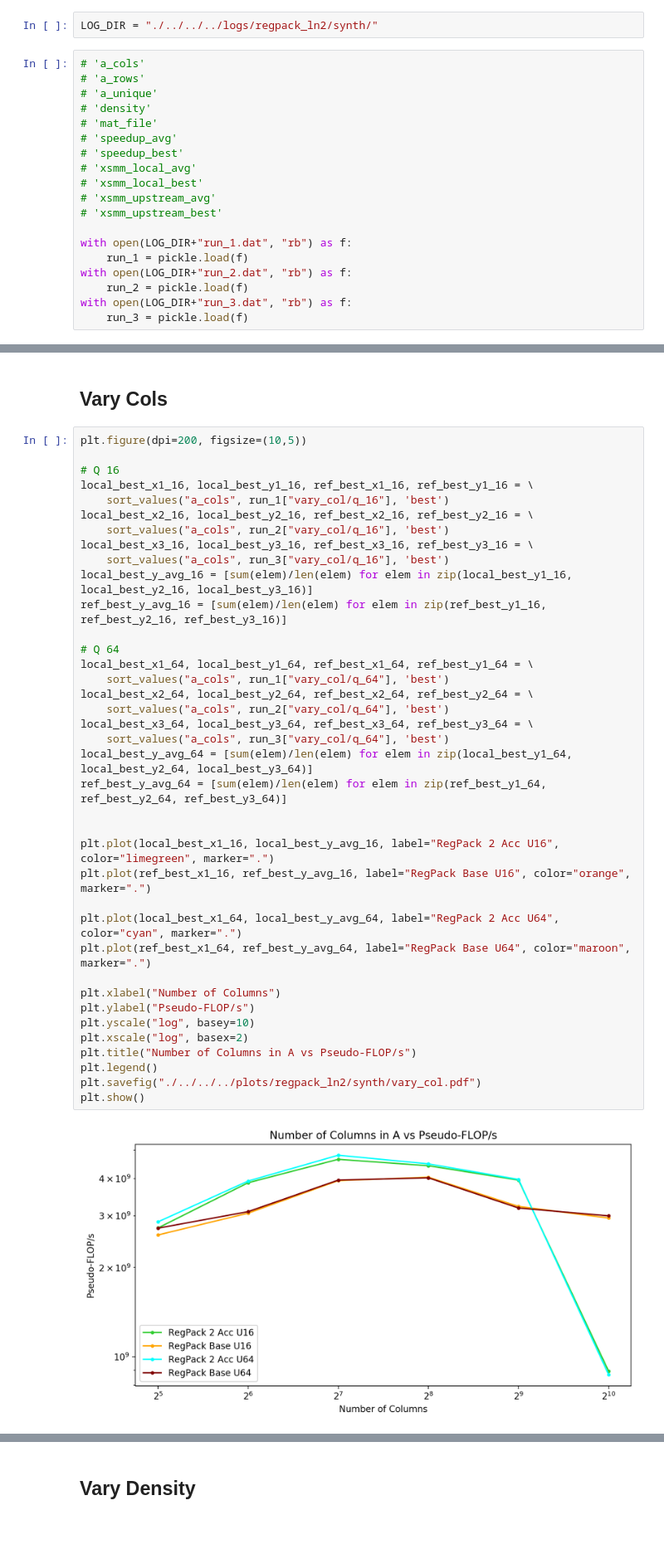
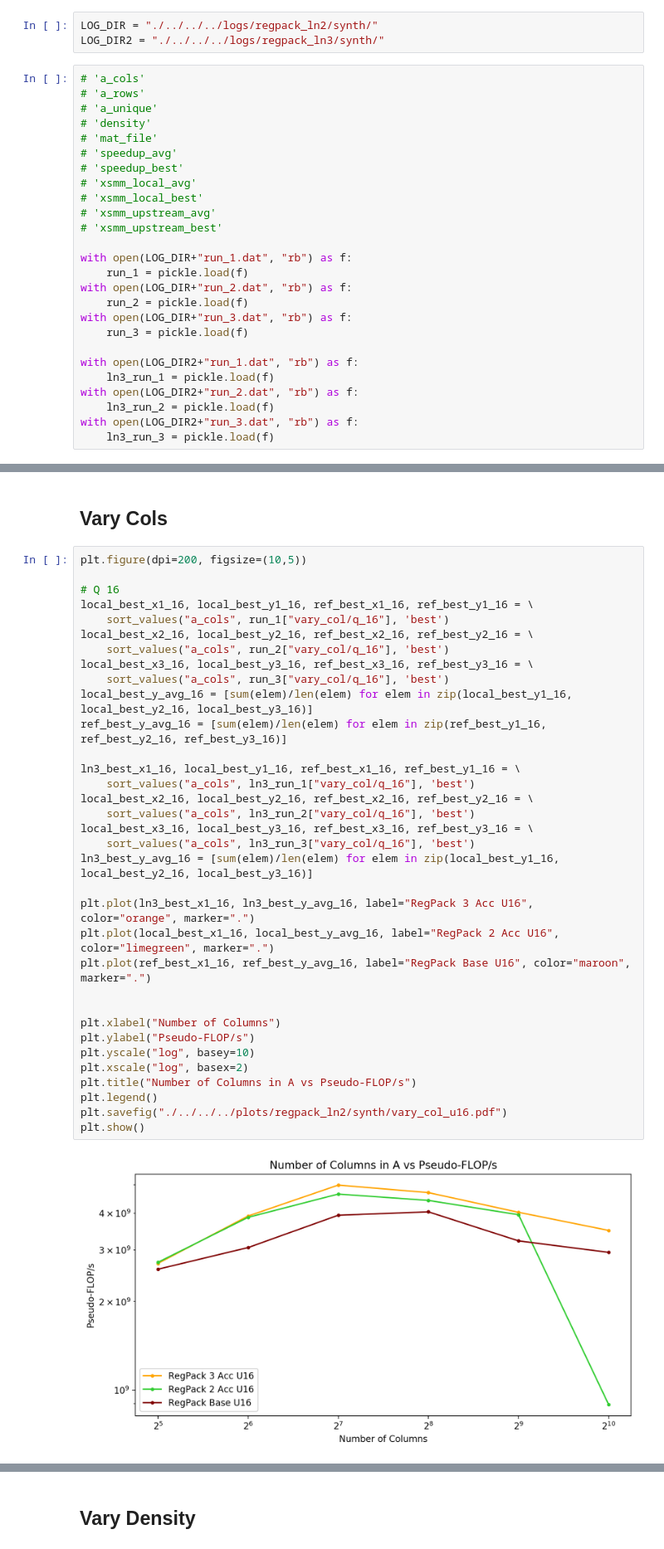
Before and after one commit to mahudu97/fyp-scratch, a Jupyter notebook: src/plot/regpack_ln2/plot_synth_bench.ipynb, the cells around one changed output, grey strips where cells are left out. Shown: that part at 83% size. Drawn from its saved outputs; the diff is of its cells as text.

Commit message:
regpack lnx synth plots

```diff
--- a/src/plot/regpack_ln2/plot_synth_bench.ipynb
+++ b/src/plot/regpack_ln2/plot_synth_bench.ipynb
@@ -24,6 +24,7 @@ for mat_path in mat_paths:
 ## Load Data
 # %%
 LOG_DIR = "./../../../logs/regpack_ln2/synth/"
+LOG_DIR2 = "./../../../logs/regpack_ln3/synth/"
 # %%
 # 'a_cols'
 # 'a_rows'
@@ -43,6 +44,13 @@ with open(LOG_DIR+"run_2.dat", "rb") as f:
     run_2 = pickle.load(f)
 with open(LOG_DIR+"run_3.dat", "rb") as f:
     run_3 = pickle.load(f)
+
+with open(LOG_DIR2+"run_1.dat", "rb") as f:
+    ln3_run_1 = pickle.load(f)
+with open(LOG_DIR2+"run_2.dat", "rb") as f:
+    ln3_run_2 = pickle.load(f)
+with open(LOG_DIR2+"run_3.dat", "rb") as f:
+    ln3_run_3 = pickle.load(f)
 # %% [markdown]
 ## Sort Data
 # %%
@@ -125,40 +166,36 @@ plt.show()
 # %%
 plt.figure(dpi=200, figsize=(10,5))
 
 # Q 16
 local_best_x1_16, local_best_y1_16, ref_best_x1_16, ref_best_y1_16 = \
     sort_values("a_cols", run_1["vary_col/q_16"], 'best')
 local_best_x2_16, local_best_y2_16, ref_best_x2_16, ref_best_y2_16 = \
     sort_values("a_cols", run_2["vary_col/q_16"], 'best')
 local_best_x3_16, local_best_y3_16, ref_best_x3_16, ref_best_y3_16 = \
     sort_values("a_cols", run_3["vary_col/q_16"], 'best')
 local_best_y_avg_16 = [sum(elem)/len(elem) for elem in zip(local_best_y1_16, local_best_y2_16, local_best_y3_16)]
 ref_best_y_avg_16 = [sum(elem)/len(elem) for elem in zip(ref_best_y1_16, ref_best_y2_16, ref_best_y3_16)]
 
-# Q 64
-local_best_x1_64, local_best_y1_64, ref_best_x1_64, ref_best_y1_64 = \
-    sort_values("a_cols", run_1["vary_col/q_64"], 'best')
-local_best_x2_64, local_best_y2_64, ref_best_x2_64, ref_best_y2_64 = \
-    sort_values("a_cols", run_2["vary_col/q_64"], 'best')
-local_best_x3_64, local_best_y3_64, ref_best_x3_64, ref_best_y3_64 = \
-    sort_values("a_cols", run_3["vary_col/q_64"], 'best')
-local_best_y_avg_64 = [sum(elem)/len(elem) for elem in zip(local_best_y1_64, local_best_y2_64, local_best_y3_64)]
-ref_best_y_avg_64 = [sum(elem)/len(elem) for elem in zip(ref_best_y1_64, ref_best_y2_64, ref_best_y3_64)]
+ln3_best_x1_16, local_best_y1_16, ref_best_x1_16, ref_best_y1_16 = \
+    sort_values("a_cols", ln3_run_1["vary_col/q_16"], 'best')
+local_best_x2_16, local_best_y2_16, ref_best_x2_16, ref_best_y2_16 = \
+    sort_values("a_cols", ln3_run_2["vary_col/q_16"], 'best')
+local_best_x3_16, local_best_y3_16, ref_best_x3_16, ref_best_y3_16 = \
+    sort_values("a_cols", ln3_run_3["vary_col/q_16"], 'best')
+ln3_best_y_avg_16 = [sum(elem)/len(elem) for elem in zip(local_best_y1_16, local_best_y2_16, local_best_y3_16)]
 
+plt.plot(ln3_best_x1_16, ln3_best_y_avg_16, label="RegPack 3 Acc U16", color="orange", marker=".")
+plt.plot(local_best_x1_16, local_best_y_avg_16, label="RegPack 2 Acc U16", color="limegreen", marker=".")
+plt.plot(ref_best_x1_16, ref_best_y_avg_16, label="RegPack Base U16", color="maroon", marker=".")
 
-plt.plot(local_best_x1_16, local_best_y_avg_16, label="RegPack 2 Acc U16", color="limegreen", marker=".")
-plt.plot(ref_best_x1_16, ref_best_y_avg_16, label="RegPack Base U16", color="orange", marker=".")
-
-plt.plot(local_best_x1_64, local_best_y_avg_64, label="RegPack 2 Acc U64", color="cyan", marker=".")
-plt.plot(ref_best_x1_64, ref_best_y_avg_64, label="RegPack Base U64", color="maroon", marker=".")
 
 plt.xlabel("Number of Columns")
 plt.ylabel("Pseudo-FLOP/s")
 plt.yscale("log", basey=10)
 plt.xscale("log", basex=2)
 plt.title("Number of Columns in A vs Pseudo-FLOP/s")
 plt.legend()
-plt.savefig("./../../../plots/regpack_ln2/synth/vary_col.pdf")
+plt.savefig("./../../../plots/regpack_ln2/synth/vary_col_u16.pdf")
 plt.show()
 # %% [output]
-[figure, old version]
+[figure, new version]
```
Also changed, not shown: parts of 6 cells of this notebook, 13 other files.
